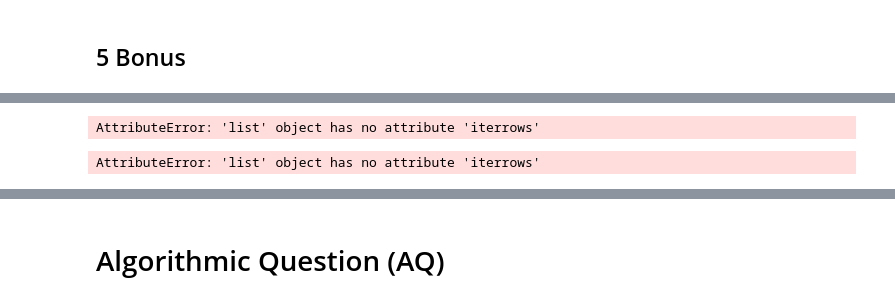
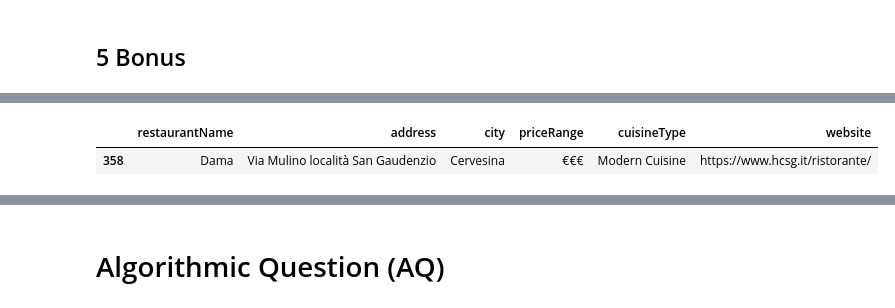
Before and after one commit to SimoneMantero/ADM-HW3, a Jupyter notebook: main.ipynb, the cells around one changed output, grey strips where cells are left out. Drawn from its saved outputs; the diff is of its cells as text; code cells hidden in the pictures.

```diff
--- a/main.ipynb
+++ b/main.ipynb
@@ -682,11 +839,0 @@ def advanced_field_query(data, restaurant_name_query='', city_query='', cuisine_
-# %%
-# Prompt user for search criteria
-restaurant_name_query = input("Enter restaurant name to search: ")
-city_query = input("Enter city to search: ")
-cuisine_type_query = input("Enter cuisine type to search: ")
-
-# Run the query
-results = advanced_field_query(data, restaurant_name_query, city_query, cuisine_type_query)
-results
-# %% [output]
-AttributeError: 'list' object has no attribute 'iterrows'
@@ -718,4 +840,5 @@ def filter_results(data : pd.DataFrame )-> pd.DataFrame:
-# %%
-filtered_results = filter_results(data)
-# %% [output]
-AttributeError: 'list' object has no attribute 'iterrows'
+# %%
+display(filtered_results)
+# %% [output]
+|  | restaurantName | address | city | priceRange | cuisineType | website |
+| 358 | Dama | Via Mulino località San Gaudenzio | Cervesina | €€€ | Modern Cuisine | https://www.hcsg.it/ristorante/ |
```
Also changed, not shown: parts of 9 cells of this notebook.
